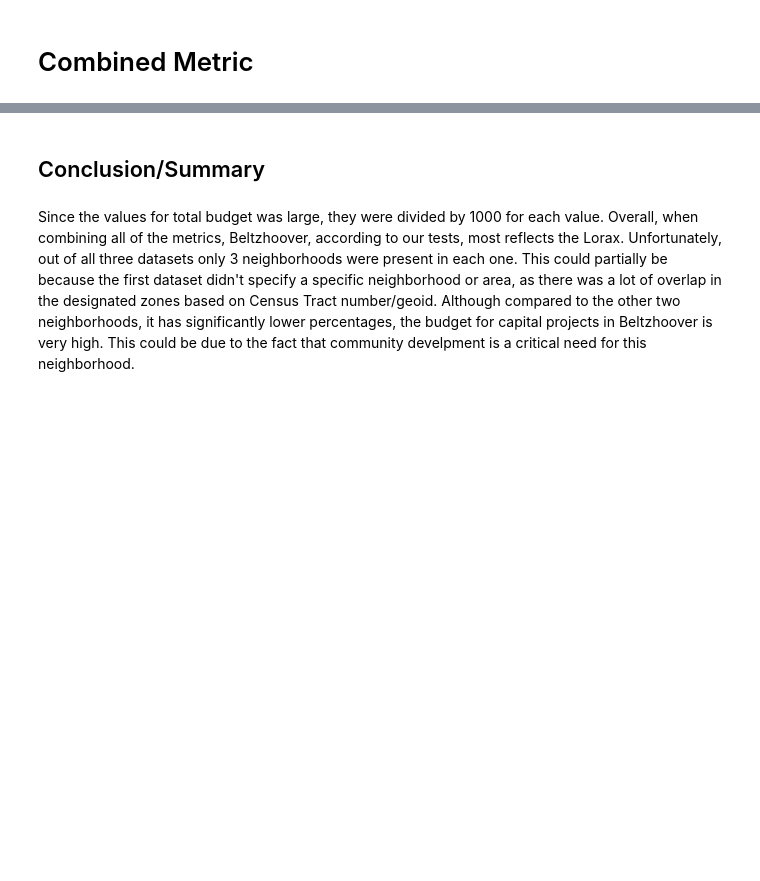
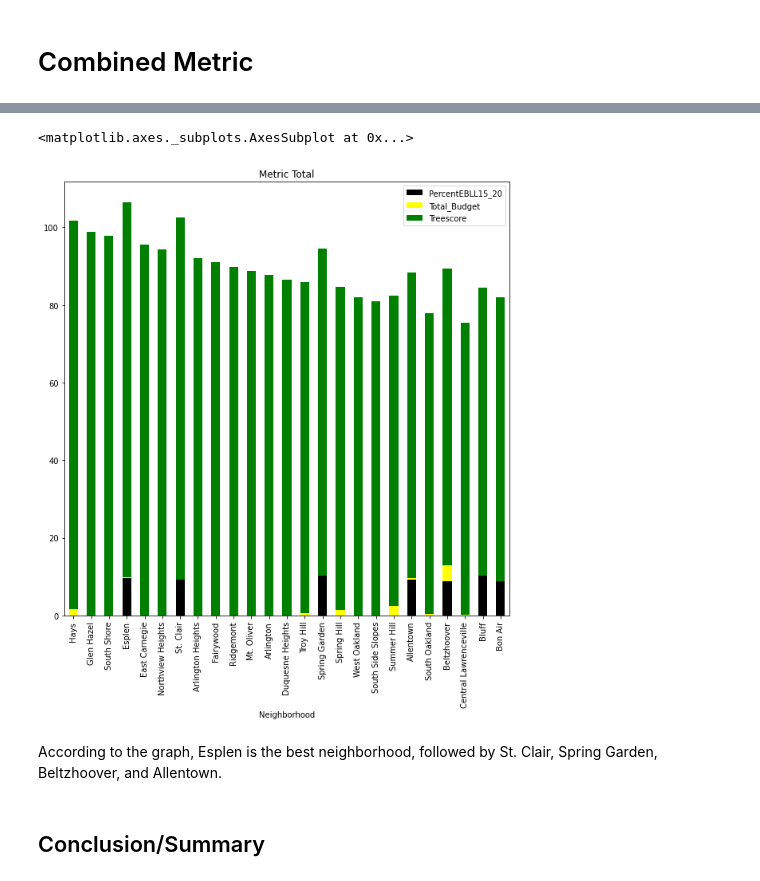
Before and after one commit to JNyashaT/CMPINF0010_Final_Project, a Jupyter notebook: Combined_Notebook.ipynb, the cells around one changed output, grey strips where cells are left out. Cells and saved outputs as stored; diff of their text form; code cells hidden in the pictures; blank space fills up the shorter version.

```diff
--- a/Combined_Notebook.ipynb
+++ b/Combined_Notebook.ipynb
@@ -459,4 +448,19 @@ final_metric.plot.barh(stacked=True, title='Metric Total', color=("yellow", "gre
+# %%
+final_metric = pd.DataFrame({'Neighborhood': ['Hays', 'Glen Hazel', 'South Shore', 'Esplen', 'East Carnegie', 'Northview Heights'
+                                             , 'St. Clair', 'Arlington Heights', 'Fairywood', 'Ridgemont', 'Mt. Oliver', 'Arlington',
+                                             'Duquesne Heights', 'Troy Hill', 'Spring Garden', 'Spring Hill', 'West Oakland', 'South Side Slopes',
+                                             'Summer Hill', 'Allentown','South Oakland', 'Beltzhoover', 'Central Lawrenceville', 'Bluff', 'Bon Air'],
+                            'PercentEBLL15_20': [0, 0, 0, 9.62, 0, 0, 9.26, 0, 0, 0, 0, 0, 0, 0, 10.29, 0, 0, 0, 0, 9.25, 0, 8.85, 0, 10.20, 8.85],
+                             'Total_Budget':[1.712940, 0, 0, 0.139776, 0, 0, 0, 0, 0.017815, 0, 0, 0, 0, 0.502166, 0, 1.490258, 0, 0,  2.534124,  0.428235,
+                                             0.420099, 4.047421, 0.102776, 0, 0],
+                             'Treescore': [100.00, 98.88, 97.76, 96.63, 95.51, 94.39, 93.26, 92.14, 91.02, 89.89, 88.77, 87.65, 86.52, 85.40, 84.27,
+                                          83.15, 82.03, 80.90, 79.78, 78.66, 77.53, 76.41, 75.29, 74.16, 73.04]})
+
+final_metric.plot.bar(stacked=True, title='Metric Total', color=("black", "yellow", "green"), x = 'Neighborhood', figsize = (10,10))
+# %% [output]
+<matplotlib.axes._subplots.AxesSubplot at 0x...>
+[figure, added]
+# %% [markdown]
+According to the graph, Esplen is the best neighborhood, followed by St. Clair, Spring Garden, Beltzhoover, and Allentown.
 # %% [markdown]
 ## Conclusion/Summary
-# %% [markdown]
-Since the values for total budget was large, they were divided by 1000 for each value. Overall, when combining all of the metrics, Beltzhoover, according to our tests, most reflects the Lorax. Unfortunately, out of all three datasets only 3 neighborhoods were present in each one. This could partially be because the first dataset didn't specify a specific neighborhood or area, as there was a lot of overlap in the designated zones based on Census Tract number/geoid. Although compared to the other two neighborhoods, it has significantly lower percentages, the budget for capital projects in Beltzhoover is very high. This could be due to the fact that community develpment is a critical need for this neighborhood.
```
Also changed, not shown: parts of 10 cells of this notebook.
